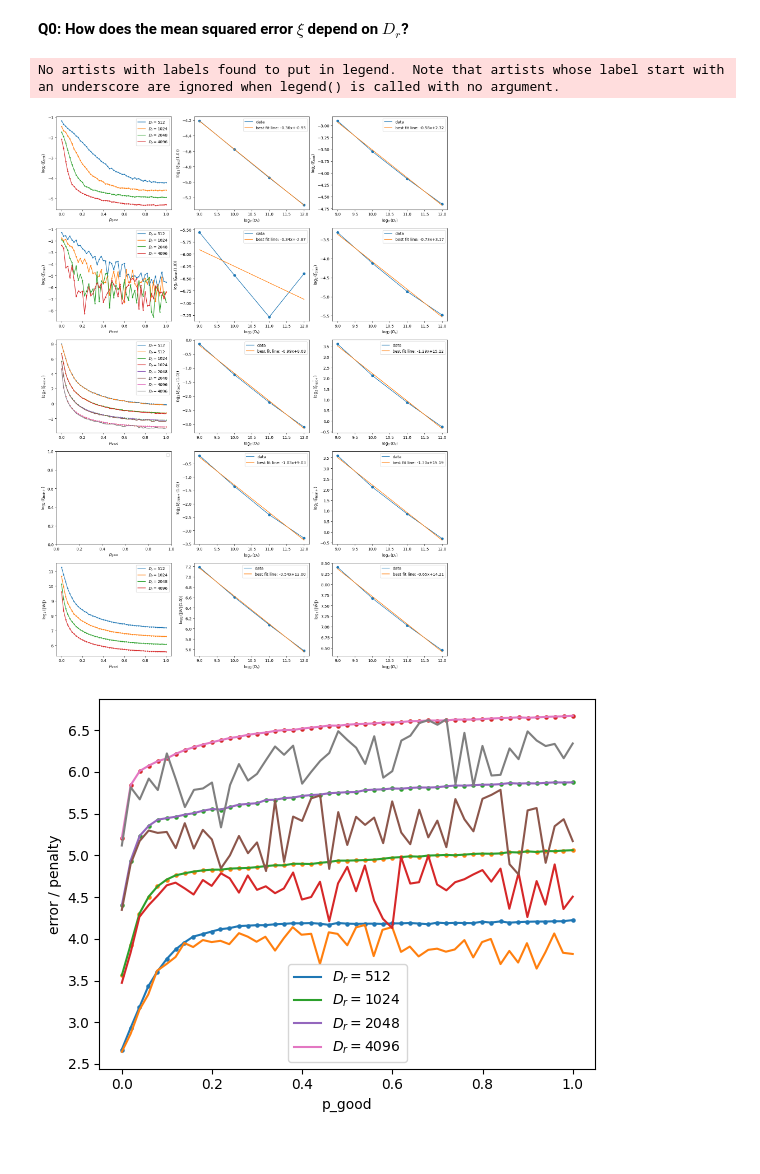
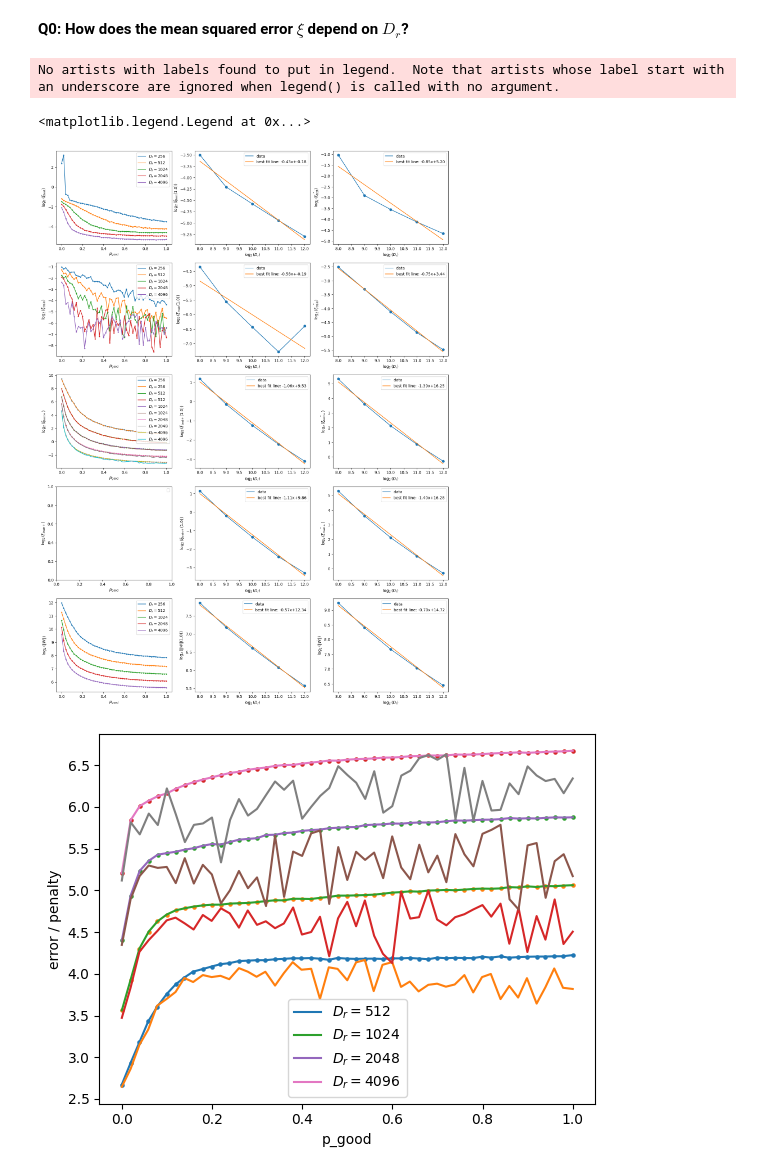
Before and after one commit to pinakm9/random-feature-map, a Jupyter notebook: notebooks/Answers-2.ipynb, the cells around one changed output. Saved outputs shown, nothing was run; the diff lists cells and outputs as text; code cells hidden in the pictures.

```diff
--- a/notebooks/Answers-2.ipynb
+++ b/notebooks/Answers-2.ipynb
@@ -40,7 +40,7 @@ ax13 = fig.add_subplot(5,3,13)
 ax14 = fig.add_subplot(5,3,14)
 ax15 = fig.add_subplot(5,3,15)
 
-all_D_r = [2**n for n in [9, 10, 11, 12]]
+all_D_r = [2**n for n in [8, 9, 10, 11, 12]]
 err_at_idx_test = []
 mean_err_test = []
 err_at_idx_train = []
@@ -212,35 +212,36 @@ ax12.legend()
 ax13.set_xlabel(r'$p_{\rm good}$')
 ax13.set_ylabel(r'$\log_2(\|W\|)$')
 ax13.legend()
 
 y = np.log2(W_at_idx)
 x = np.log2(all_D_r)
 lr = stats.linregress(x, y)
 a, b = lr.slope, lr.intercept
 ax14.plot(x, y, label=r'data')
 ax14.scatter(x, y)
 ax14.plot(x, a*x+b, label=fr'best fit line: {a:.2f}x+{b:.2f}')
 ax14.set_xlabel(r'$\log_2(D_r)$')
 ax14.set_ylabel(r'$\log_2(\|W\|$'+f'({bsa.percents[index]:.1f}))')
 ax14.legend()
 
 
 
 y = np.log2(mean_W)
 x = np.log2(all_D_r)
 lr = stats.linregress(x, y)
 a, b = lr.slope, lr.intercept
 ax15.plot(x, y, label=r'data')
 ax15.scatter(x, y)
 ax15.plot(x, a*x+b, label=fr'best fit line: {a:.2f}x+{b:.2f}')
 ax15.set_xlabel(r'$\log_2(D_r)$')
 ax15.set_ylabel(r'$\log_2(\bar{\|W\|})$')
 ax15.legend()
 
-plt.savefig(f'../data/plots/error.png')
+# plt.savefig(f'../data/plots/error.png')
 # %% [output]
 No artists with labels found to put in legend.  Note that artists whose label start with an underscore are ignored when legend() is called with no argument.
+<matplotlib.legend.Legend at 0x...>
-[figure, old version]
+[figure, new version]
 # %%
 for i, D_r in enumerate(all_D_r):
     bsa = sr1.BatchStrategyAnalyzer_SMLR(save_folder+str(D_r))
```
Also changed, not shown: 4 other files.
